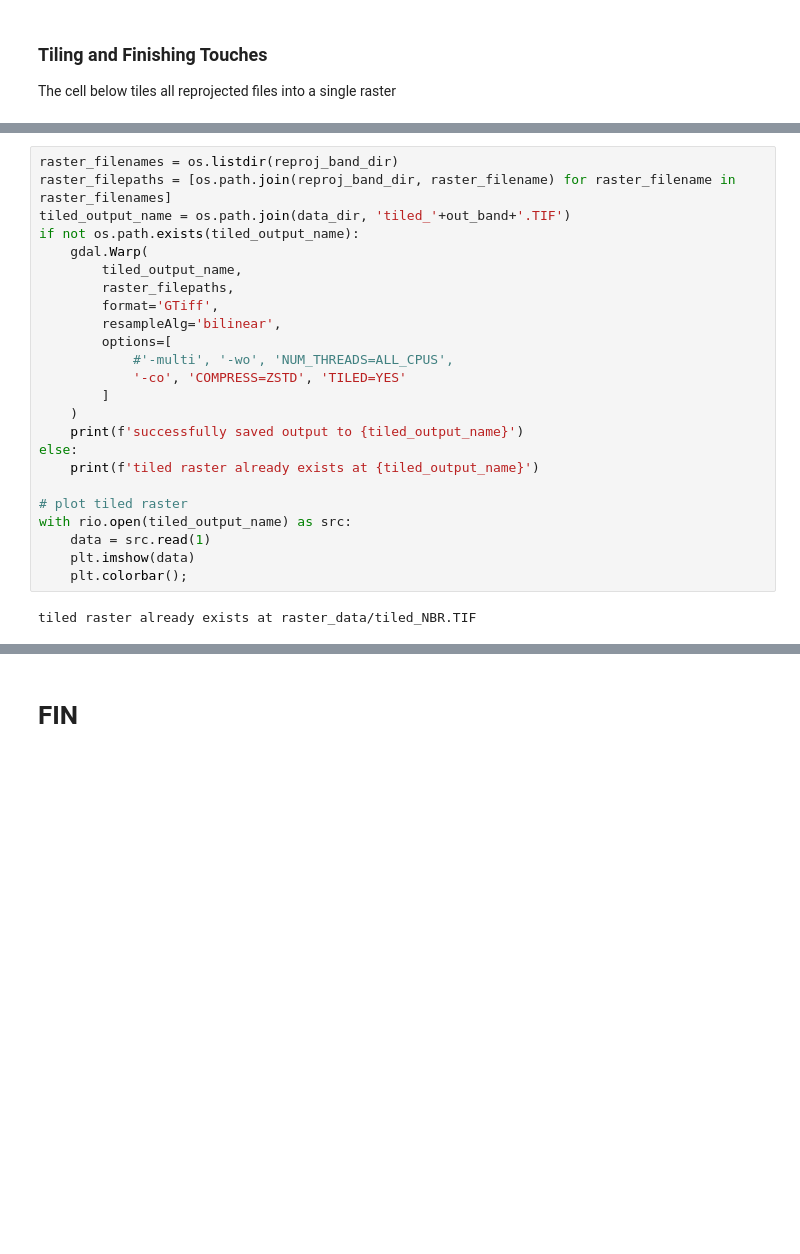
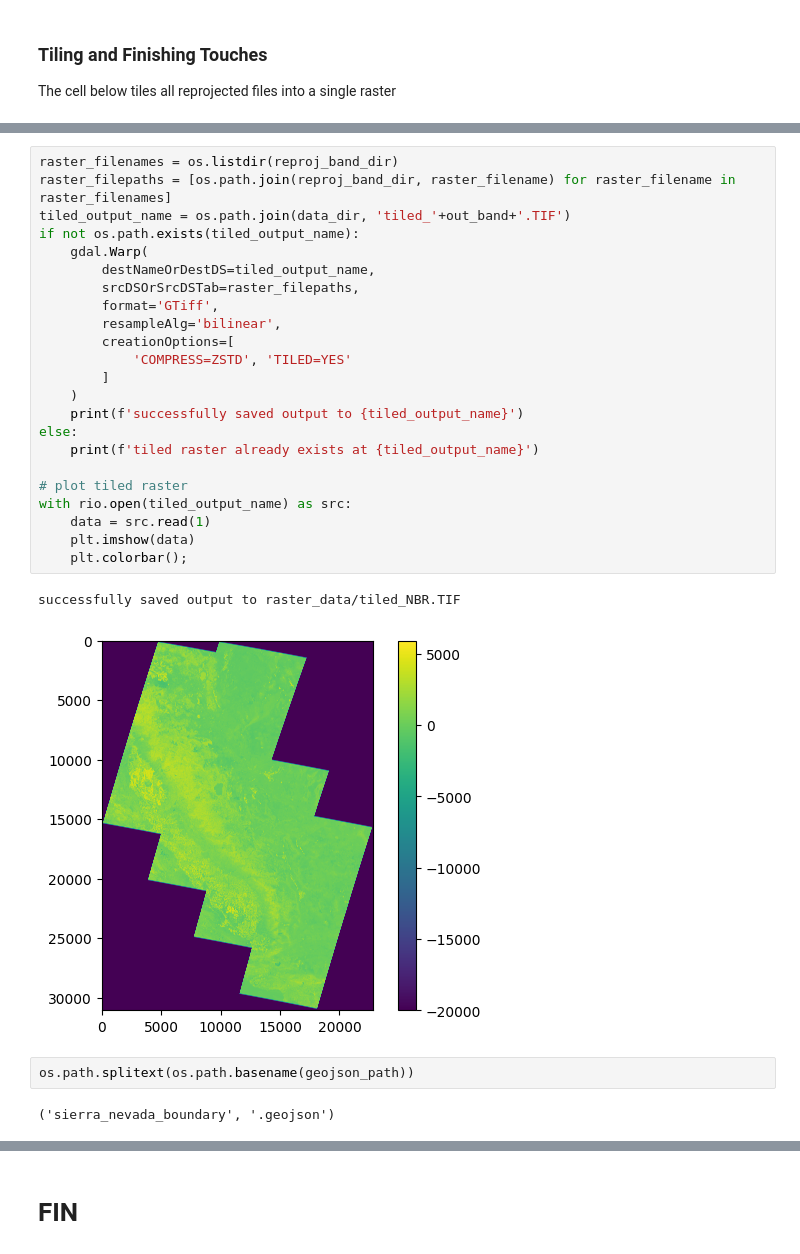
Before and after one commit to ozanbayiz/get-nbr, a Jupyter notebook: pipeline.ipynb, the cells around one changed output, grey strips where cells are left out. Saved outputs shown, nothing was run; the diff lists cells and outputs as text; blank space fills up the shorter version.

```diff
--- a/pipeline.ipynb
+++ b/pipeline.ipynb
@@ -314,28 +343,32 @@ The cell below tiles all reprojected files into a single raster
 # %%
 raster_filenames = os.listdir(reproj_band_dir)
 raster_filepaths = [os.path.join(reproj_band_dir, raster_filename) for raster_filename in raster_filenames]
 tiled_output_name = os.path.join(data_dir, 'tiled_'+out_band+'.TIF')
 if not os.path.exists(tiled_output_name):
     gdal.Warp(
-        tiled_output_name,
-        raster_filepaths,
+        destNameOrDestDS=tiled_output_name,
+        srcDSOrSrcDSTab=raster_filepaths,
         format='GTiff',
         resampleAlg='bilinear',
-        options=[
-            #'-multi', '-wo', 'NUM_THREADS=ALL_CPUS',
-            '-co', 'COMPRESS=ZSTD', 'TILED=YES'
+        creationOptions=[
+            'COMPRESS=ZSTD', 'TILED=YES'
         ]
     )
     print(f'successfully saved output to {tiled_output_name}')
 else:
     print(f'tiled raster already exists at {tiled_output_name}')
 
 # plot tiled raster
 with rio.open(tiled_output_name) as src:
     data = src.read(1)
     plt.imshow(data)
     plt.colorbar();
 # %% [output]
-tiled raster already exists at raster_data/tiled_NBR.TIF
+successfully saved output to raster_data/tiled_NBR.TIF
+[figure, added]
+# %%
+os.path.splitext(os.path.basename(geojson_path))
+# %% [output]
+('sierra_nevada_boundary', '.geojson')
 # %%
 # This cell was just saves the boundary of the sierra nevada geojson as its own geojson file
```
Also changed, not shown: parts of 9 cells of this notebook, 1 other file.
